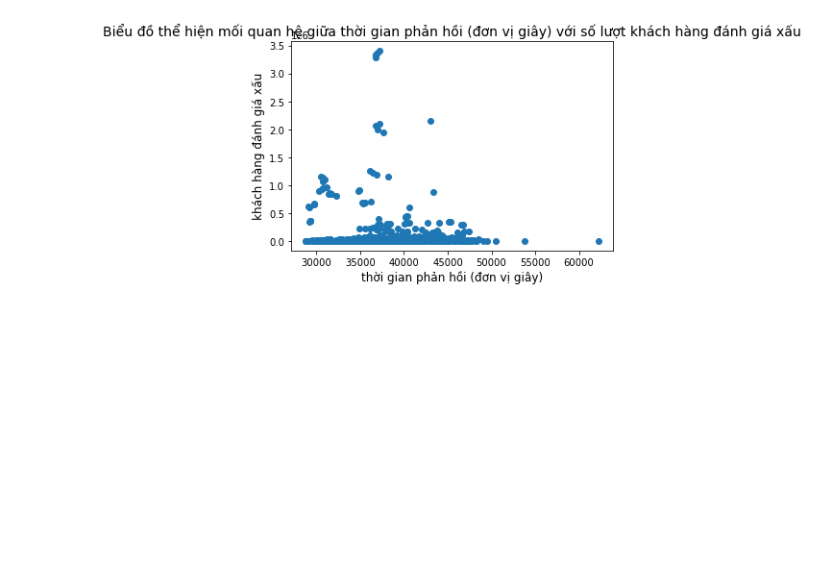
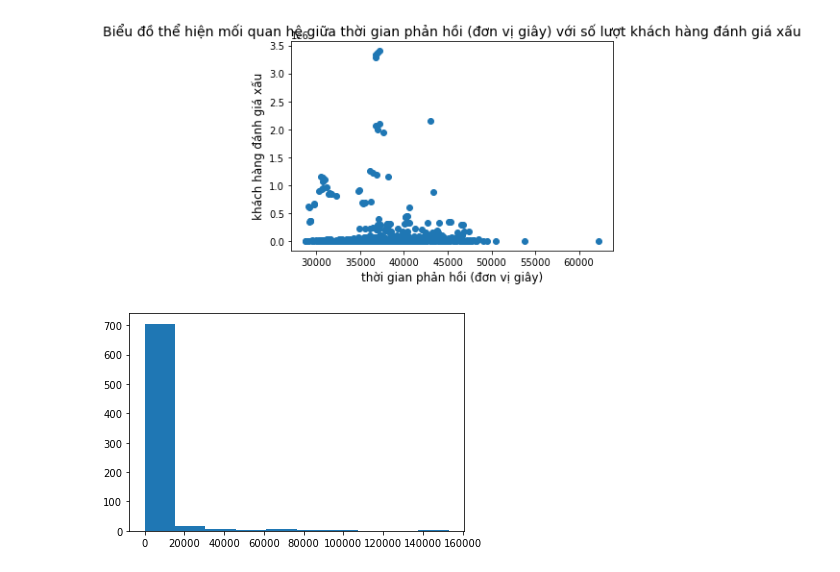
Before and after one commit to TVVY/Bai-Tap-DA-Tren-Leanr, a Jupyter notebook: Data visualization – 2/[Bài tập] Vẽ biểu đồ kết hợp Shopee.ph Korean-top clothing – Shop data.ipynb, the cells around one changed output. Drawn from its saved outputs; the diff is of its cells as text; code cells hidden in the pictures; blank space fills up the shorter version.

```diff
--- a/Data visualization – 2/[Bài tập] Vẽ biểu đồ kết hợp Shopee.ph Korean-top clothing – Shop data.ipynb
+++ b/Data visualization – 2/[Bài tập] Vẽ biểu đồ kết hợp Shopee.ph Korean-top clothing – Shop data.ipynb
@@ -88,3 +88,8 @@ plt.xlabel('thời gian phản hồi (đơn vị giây)', fontsize = 12)
 # %% [output]
 Text(0.5, 0, 'thời gian phản hồi (đơn vị giây)')
 [figure]
+# %%
+plt.hist(data['rating_normal'])
+plt.show()
+# %% [output]
+[figure, added]
```
